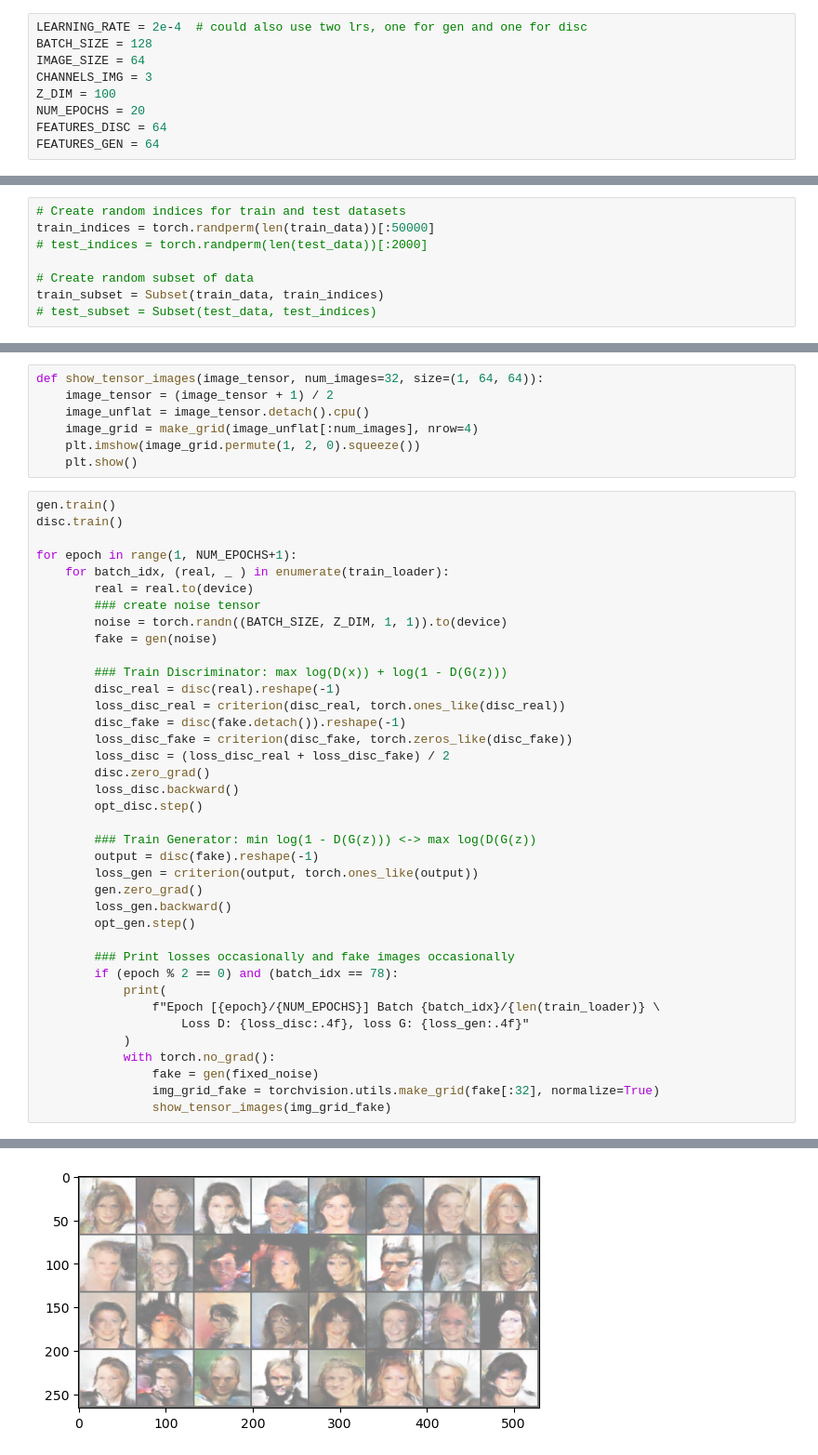
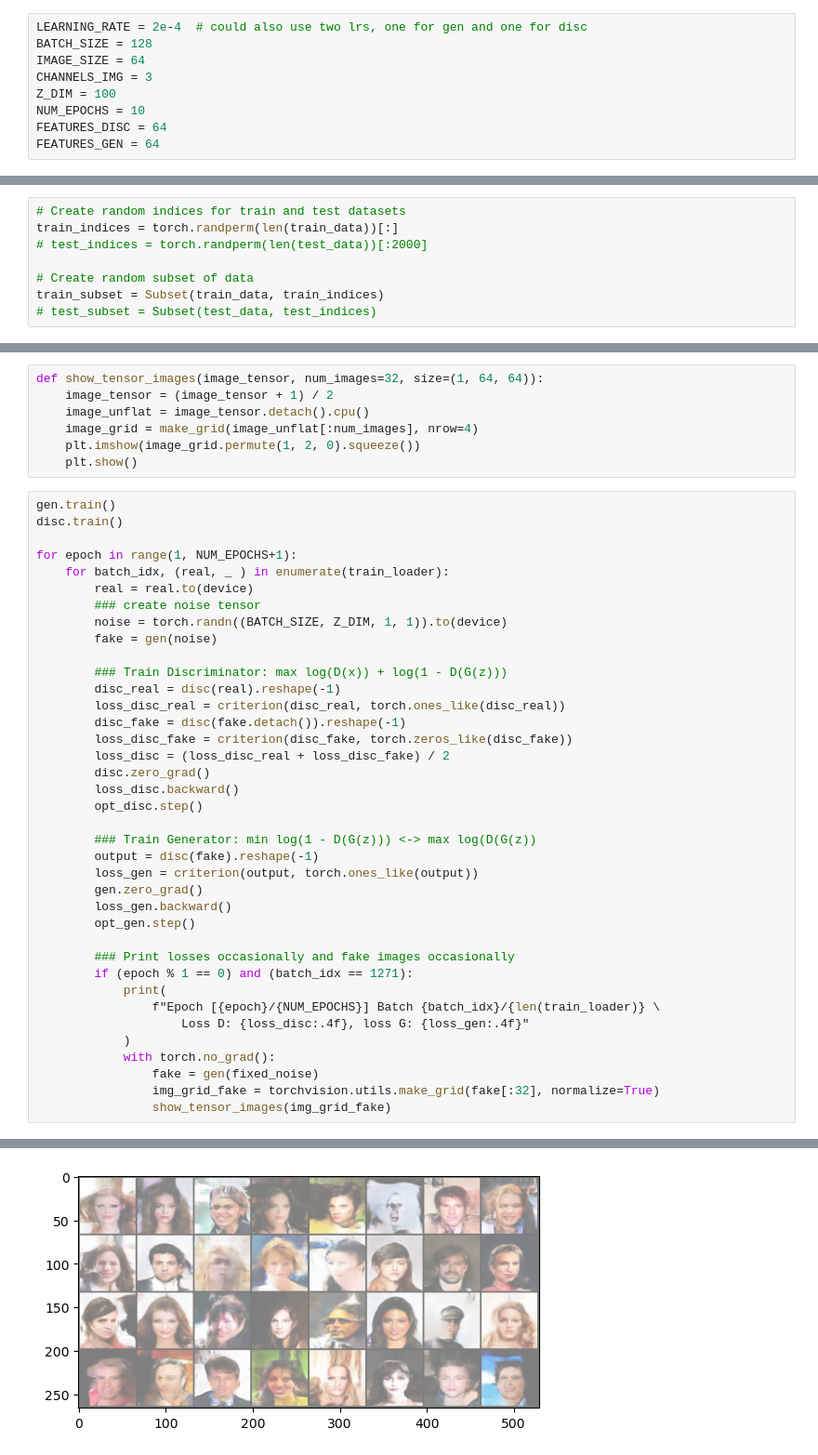
Before and after one commit to jacques-serfontein/COMP3710_demo2, a Jupyter notebook: Q3.ipynb, the cells around one changed output, grey strips where cells are left out. Shown at 93% size. Saved outputs shown, nothing was run; the diff lists cells and outputs as text.

```diff
--- a/Q3.ipynb
+++ b/Q3.ipynb
@@ -27,7 +27,7 @@ BATCH_SIZE = 128
 IMAGE_SIZE = 64
 CHANNELS_IMG = 3
 Z_DIM = 100
-NUM_EPOCHS = 20
+NUM_EPOCHS = 10
 FEATURES_DISC = 64
 FEATURES_GEN = 64
 # %%
@@ -52,7 +52,7 @@ train_data = CelebA(root='./../../Fifth_Year/Sem2/COMP3710/data/celeba',
 #                     split='test', download=False, transform=transform_test)
 # %%
 # Create random indices for train and test datasets
-train_indices = torch.randperm(len(train_data))[:50000]
+train_indices = torch.randperm(len(train_data))[:]
 # test_indices = torch.randperm(len(test_data))[:2000]
 
 # Create random subset of data
@@ -205,7 +205,7 @@ for epoch in range(1, NUM_EPOCHS+1):
         opt_gen.step()
 
         ### Print losses occasionally and fake images occasionally
-        if (epoch % 2 == 0) and (batch_idx == 78):
+        if (epoch % 1 == 0) and (batch_idx == 1271):
             print(
                 f"Epoch [{epoch}/{NUM_EPOCHS}] Batch {batch_idx}/{len(train_loader)} \
                     Loss D: {loss_disc:.4f}, loss G: {loss_gen:.4f}"
@@ -227 +227 @@ Epoch [10/20] Batch 78/391                     Loss D: 0.1949, loss G: 3.8583
-[figure, old version]
+[figure, new version]
```
Also changed, not shown: parts of 7 cells of this notebook, 1 other file.
